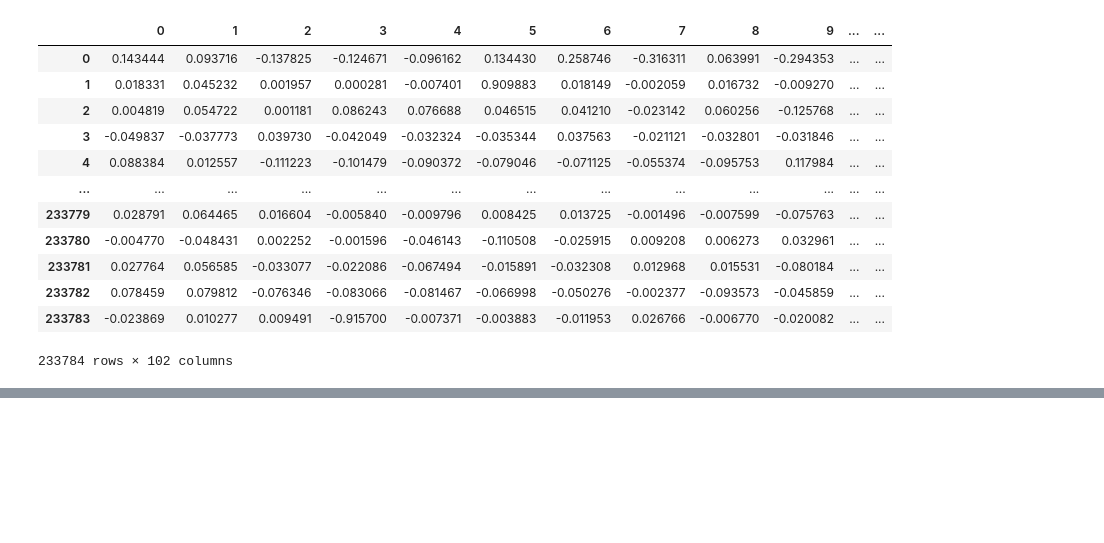
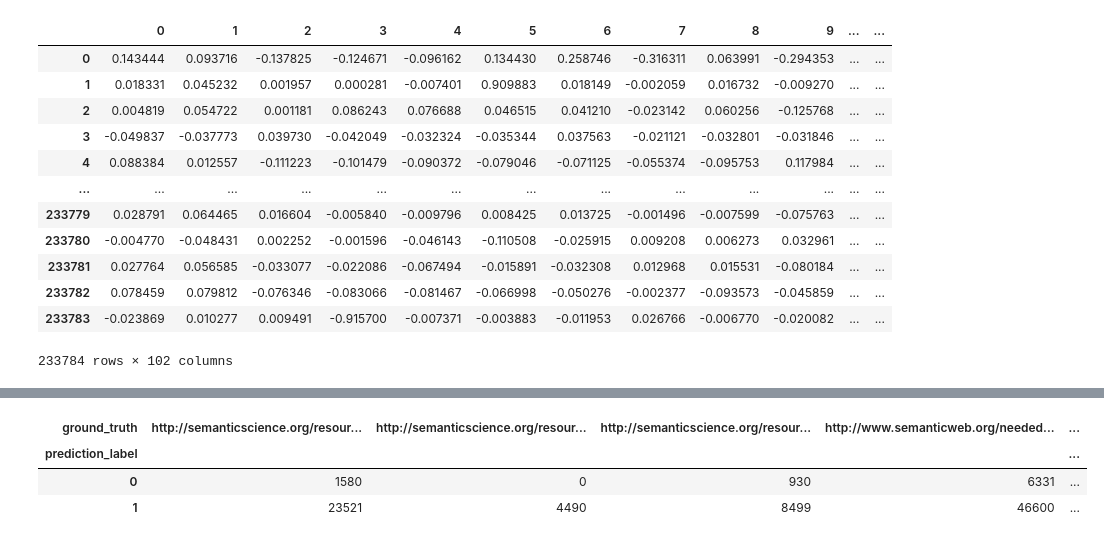
Before and after one commit to atoffano/KGene2Pheno, a Jupyter notebook: auto_test_acc_link.ipynb, the cells around one changed output, grey strips where cells are left out. Cells and saved outputs as stored; diff of their text form; code cells hidden in the pictures; blank space fills up the shorter version.

```diff
--- a/auto_test_acc_link.ipynb
+++ b/auto_test_acc_link.ipynb
@@ -72,0 +153,9 @@ AttributeError: 'str' object has no attribute 'predict'
+# %%
+confusion_matrix = pd.crosstab(multiclass_df['prediction_label'], multiclass_df['ground_truth'])
+# confusion_matrix = confusion_matrix.drop(columns=['no_link_known'])
+confusion_matrix
+# %% [output]
+| ground_truth | http://semanticscience.org/resour... | http://semanticscience.org/resour... | http://semanticscience.org/resour... | http://www.semanticweb.org/needed... | ... |
+| prediction_label |  |  |  |  | ... |
+| 0 | 1580 | 0 | 930 | 6331 | ... |
+| 1 | 23521 | 4490 | 8499 | 46600 | ... |
```
Also changed, not shown: parts of 8 cells of this notebook, 23 other files.
